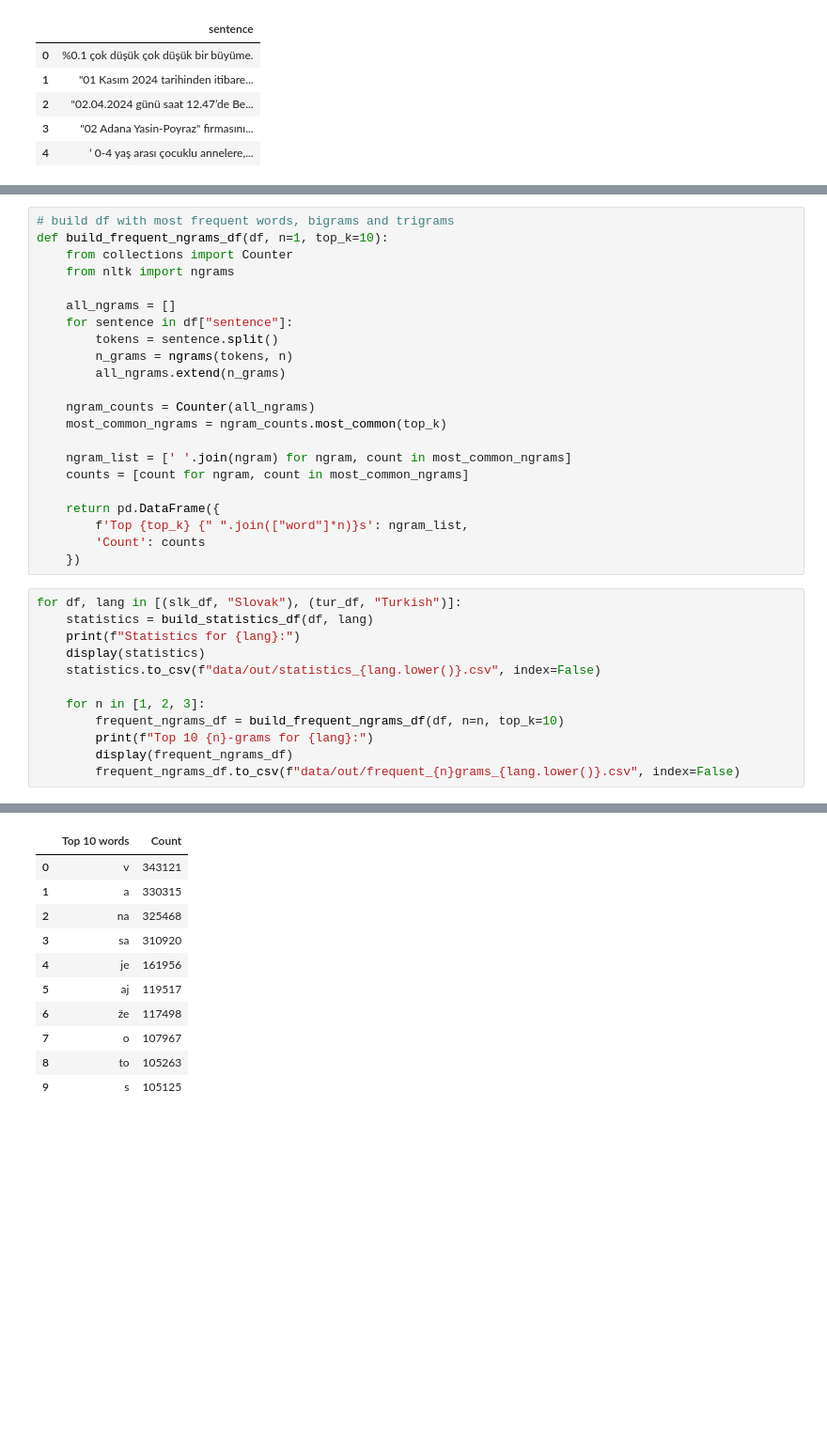
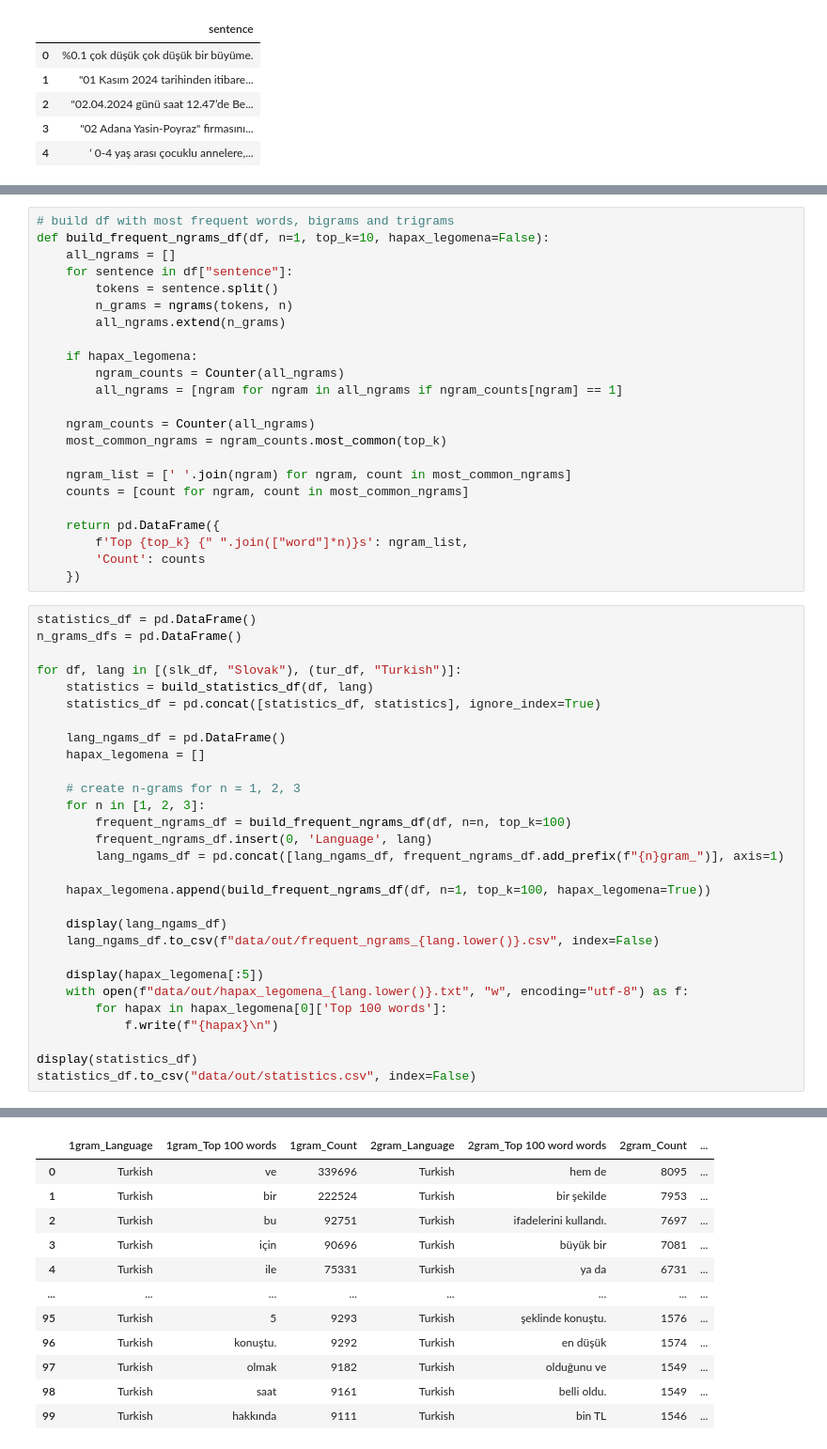
Before and after one commit to lluten/language-as-data, a Jupyter notebook: statistics.ipynb, the cells around one changed output, grey strips where cells are left out. Shown at 94% size. Saved outputs shown, nothing was run; the diff lists cells and outputs as text; blank space fills up the shorter version.

```diff
--- a/statistics.ipynb
+++ b/statistics.ipynb
@@ -49,15 +91,16 @@ def build_statistics_df(df, lang):
     return pd.DataFrame([stats])
 # %%
 # build df with most frequent words, bigrams and trigrams
-def build_frequent_ngrams_df(df, n=1, top_k=10):
-    from collections import Counter
-    from nltk import ngrams
-
+def build_frequent_ngrams_df(df, n=1, top_k=10, hapax_legomena=False):
     all_ngrams = []
     for sentence in df["sentence"]:
         tokens = sentence.split()
         n_grams = ngrams(tokens, n)
         all_ngrams.extend(n_grams)
+
+    if hapax_legomena:
+        ngram_counts = Counter(all_ngrams)
+        all_ngrams = [ngram for ngram in all_ngrams if ngram_counts[ngram] == 1]
 
     ngram_counts = Counter(all_ngrams)
     most_common_ngrams = ngram_counts.most_common(top_k)
@@ -70,15 +113,32 @@ def build_frequent_ngrams_df(df, n=1, top_k=10):
         'Count': counts
     })
 # %%
+statistics_df = pd.DataFrame()
+n_grams_dfs = pd.DataFrame()
+
 for df, lang in [(slk_df, "Slovak"), (tur_df, "Turkish")]:
     statistics = build_statistics_df(df, lang)
-    print(f"Statistics for {lang}:")
-    display(statistics)
-    statistics.to_csv(f"data/out/statistics_{lang.lower()}.csv", index=False)
+    statistics_df = pd.concat([statistics_df, statistics], ignore_index=True)
 
+    lang_ngams_df = pd.DataFrame()
+    hapax_legomena = []
+
+    # create n-grams for n = 1, 2, 3
     for n in [1, 2, 3]:
-        frequent_ngrams_df = build_frequent_ngrams_df(df, n=n, top_k=10)
-        print(f"Top 10 {n}-grams for {lang}:")
-        display(frequent_ngrams_df)
-        frequent_ngrams_df.to_csv(f"data/out/frequent_{n}grams_{lang.lower()}.csv", index=False)
+        frequent_ngrams_df = build_frequent_ngrams_df(df, n=n, top_k=100)
+        frequent_ngrams_df.insert(0, 'Language', lang)
+        lang_ngams_df = pd.concat([lang_ngams_df, frequent_ngrams_df.add_prefix(f"{n}gram_")], axis=1)
+
+    hapax_legomena.append(build_frequent_ngrams_df(df, n=1, top_k=100, hapax_legomena=True))
+
+    display(lang_ngams_df)
+    lang_ngams_df.to_csv(f"data/out/frequent_ngrams_{lang.lower()}.csv", index=False)
+
+    display(hapax_legomena[:5])
+    with open(f"data/out/hapax_legomena_{lang.lower()}.txt", "w", encoding="utf-8") as f:
+        for hapax in hapax_legomena[0]['Top 100 words']:
+            f.write(f"{hapax}\n")
+
+display(statistics_df)
+statistics_df.to_csv("data/out/statistics.csv", index=False)
 # %% [output]
@@ -89,11 +172,12 @@ Top 10 1-grams for Slovak:
-|  | Top 10 words | Count |
-| 0 | v | 343121 |
-| 1 | a | 330315 |
-| 2 | na | 325468 |
-| 3 | sa | 310920 |
-| 4 | je | 161956 |
-| 5 | aj | 119517 |
-| 6 | že | 117498 |
-| 7 | o | 107967 |
-| 8 | to | 105263 |
-| 9 | s | 105125 |
+|  | 1gram_Language | 1gram_Top 100 words | 1gram_Count | 2gram_Language | 2gram_Top 100 word words | 2gram_Count | ... |
+| 0 | Turkish | ve | 339696 | Turkish | hem de | 8095 | ... |
+| 1 | Turkish | bir | 222524 | Turkish | bir şekilde | 7953 | ... |
+| 2 | Turkish | bu | 92751 | Turkish | ifadelerini kullandı. | 7697 | ... |
+| 3 | Turkish | için | 90696 | Turkish | büyük bir | 7081 | ... |
+| 4 | Turkish | ile | 75331 | Turkish | ya da | 6731 | ... |
+| ... | ... | ... | ... | ... | ... | ... | ... |
+| 95 | Turkish | 5 | 9293 | Turkish | şeklinde konuştu. | 1576 | ... |
+| 96 | Turkish | konuştu. | 9292 | Turkish | en düşük | 1574 | ... |
+| 97 | Turkish | olmak | 9182 | Turkish | olduğunu ve | 1549 | ... |
+| 98 | Turkish | saat | 9161 | Turkish | belli oldu. | 1549 | ... |
+| 99 | Turkish | hakkında | 9111 | Turkish | bin TL | 1546 | ... |
```
Also changed, not shown: parts of 18 cells of this notebook, 1 other file.
